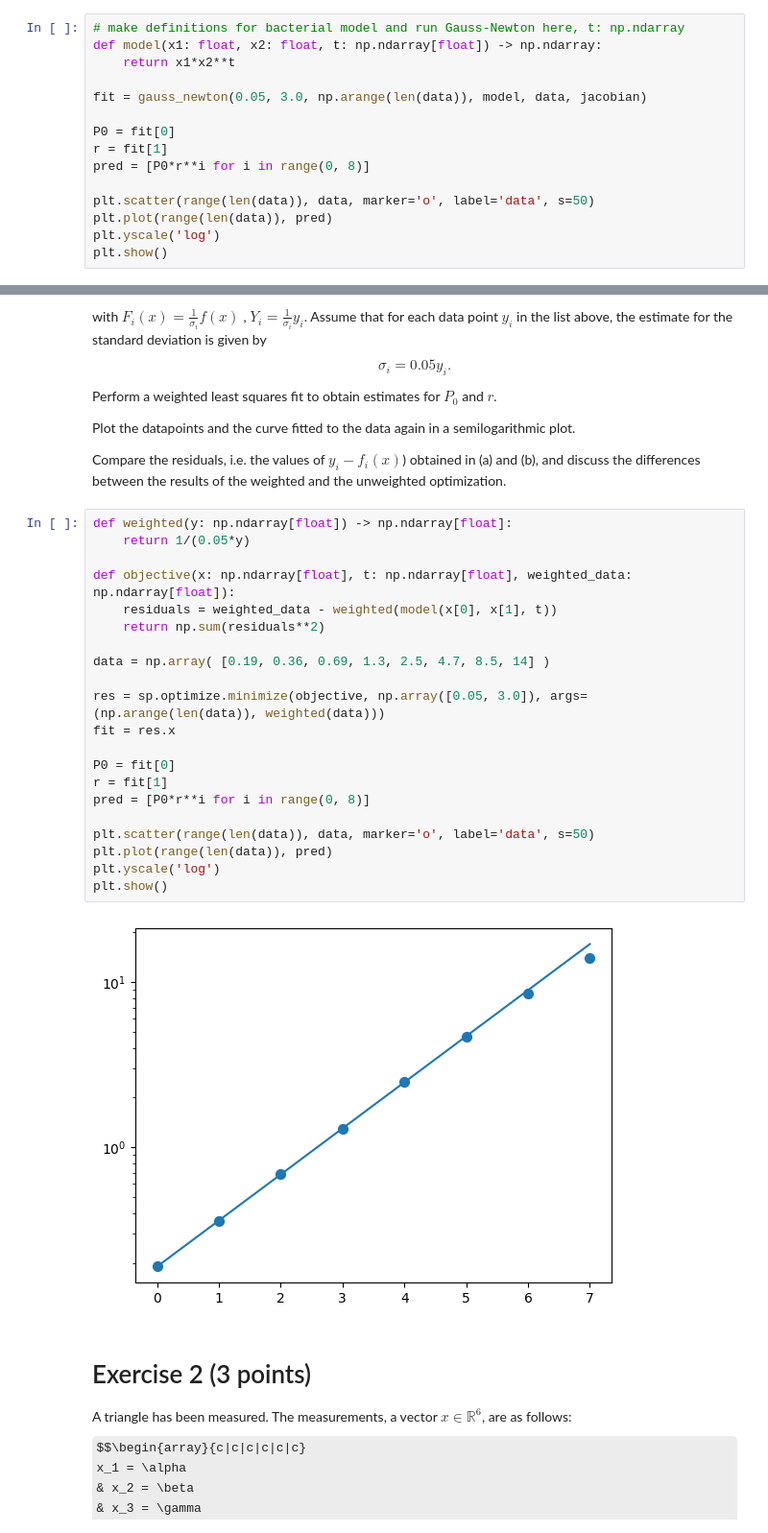
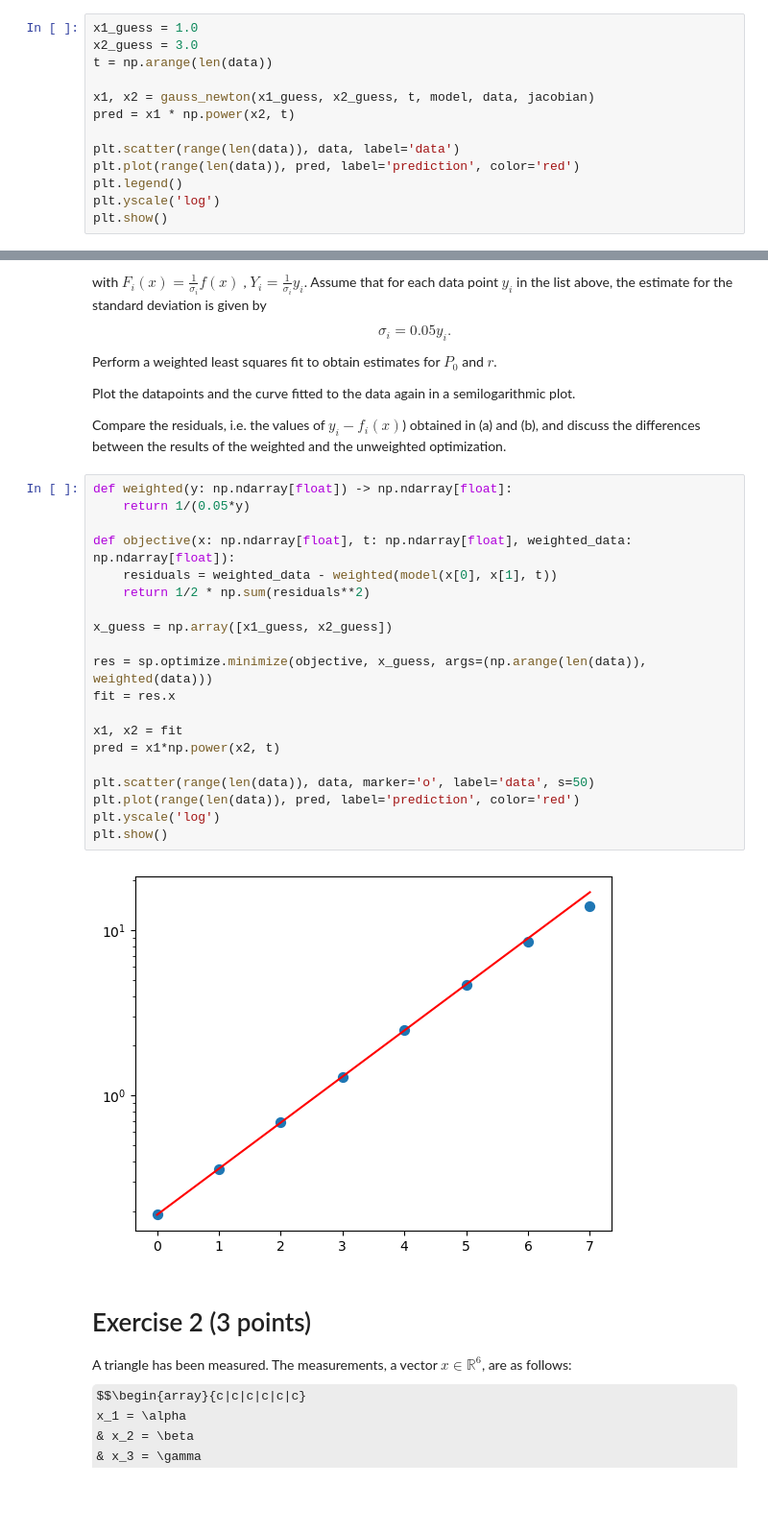
Before and after one commit to jonas4climate/na-assignment1, a Jupyter notebook: hw5_2023.ipynb, the cells around one changed output, grey strips where cells are left out. Shown at 96% size. Saved outputs shown, nothing was run; the diff lists cells and outputs as text; some formulas as TeX source; blank space fills up the shorter version.

```diff
--- a/hw5_2023.ipynb
+++ b/hw5_2023.ipynb
@@ -59,16 +63,14 @@ def gauss_newton(x1: float, x2: float, t: np.ndarray[float],
 # %%
-# make definitions for bacterial model and run Gauss-Newton here, t: np.ndarray
-def model(x1: float, x2: float, t: np.ndarray[float]) -> np.ndarray:
-    return x1*x2**t
+x1_guess = 1.0
+x2_guess = 3.0
+t = np.arange(len(data))
 
-fit = gauss_newton(0.05, 3.0, np.arange(len(data)), model, data, jacobian)
+x1, x2 = gauss_newton(x1_guess, x2_guess, t, model, data, jacobian)
+pred = x1 * np.power(x2, t)
 
-P0 = fit[0]
-r = fit[1]
-pred = [P0*r**i for i in range(0, 8)]
-
-plt.scatter(range(len(data)), data, marker='o', label='data', s=50)
-plt.plot(range(len(data)), pred)
+plt.scatter(range(len(data)), data, label='data')
+plt.plot(range(len(data)), pred, label='prediction', color='red')
+plt.legend()
 plt.yscale('log')
 plt.show()
 # %% [output]
@@ -96,26 +98,25 @@ Compare the residuals, i.e. the values of $y_i - f_i(x)$) obtained in (a) and (b
 # %%
 def weighted(y: np.ndarray[float]) -> np.ndarray[float]:
     return 1/(0.05*y)
 
 def objective(x: np.ndarray[float], t: np.ndarray[float], weighted_data: np.ndarray[float]):
     residuals = weighted_data - weighted(model(x[0], x[1], t))
-    return np.sum(residuals**2)
+    return 1/2 * np.sum(residuals**2)
 
-data = np.array( [0.19, 0.36, 0.69, 1.3, 2.5, 4.7, 8.5, 14] )
+x_guess = np.array([x1_guess, x2_guess])
 
-res = sp.optimize.minimize(objective, np.array([0.05, 3.0]), args=(np.arange(len(data)), weighted(data)))
+res = sp.optimize.minimize(objective, x_guess, args=(np.arange(len(data)), weighted(data)))
 fit = res.x
 
-P0 = fit[0]
-r = fit[1]
-pred = [P0*r**i for i in range(0, 8)]
+x1, x2 = fit
+pred = x1*np.power(x2, t)
 
 plt.scatter(range(len(data)), data, marker='o', label='data', s=50)
-plt.plot(range(len(data)), pred)
+plt.plot(range(len(data)), pred, label='prediction', color='red')
 plt.yscale('log')
 plt.show()
 # %% [output]
-[figure, old version]
+[figure, new version]
 # %% [markdown]
 # Exercise 2 (3 points)
 A triangle has been measured. The measurements, a vector $x \in \mathbb{R}^6$, are as follows:
```
Also changed, not shown: parts of 5 cells of this notebook.
